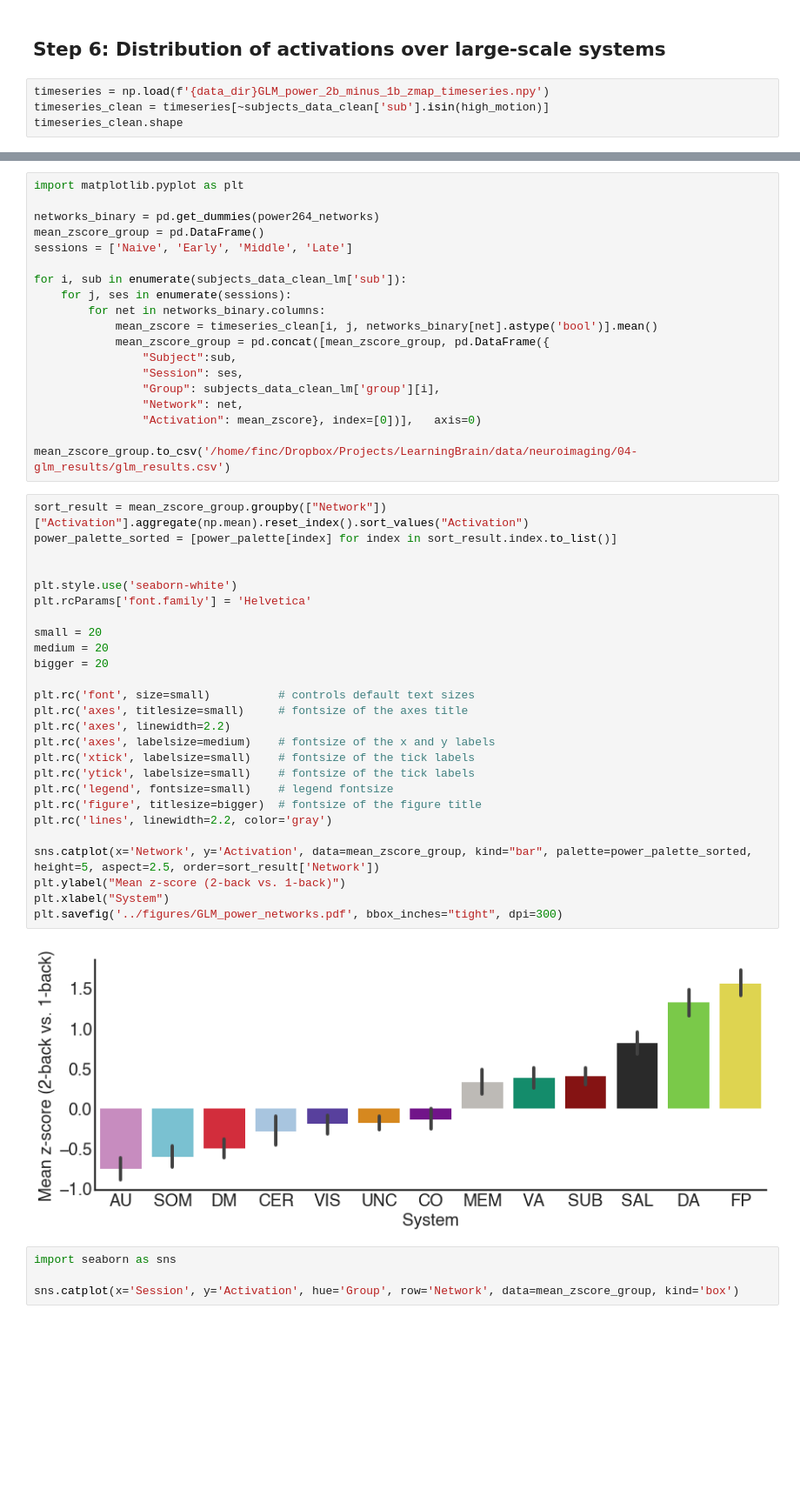
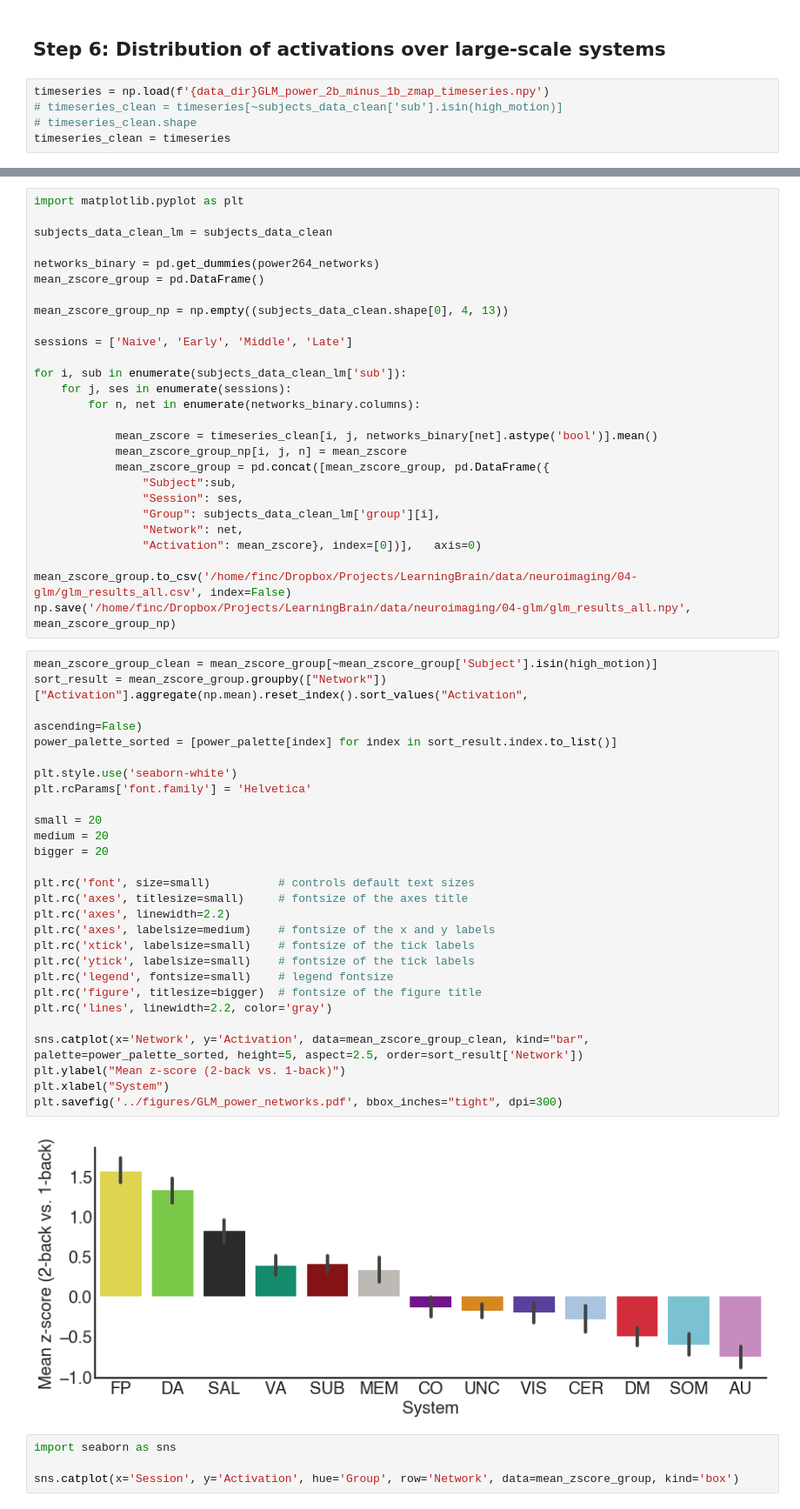
Before and after one commit to kfinc/wm-training-modularity, a Jupyter notebook: 05-glm_analysis/02-group_level_GLM_analysis.ipynb, the cells around one changed output, grey strips where cells are left out. Shown at 87% size. Cells and saved outputs as stored; diff of their text form; blank space fills up the shorter version.

```diff
--- a/05-glm_analysis/02-group_level_GLM_analysis.ipynb
+++ b/05-glm_analysis/02-group_level_GLM_analysis.ipynb
@@ -147,5 +149,6 @@ Step 6: Distribution of activations over large-scale systems
 ----------------------------------------------------
 # %%
 timeseries = np.load(f'{data_dir}GLM_power_2b_minus_1b_zmap_timeseries.npy')
-timeseries_clean = timeseries[~subjects_data_clean['sub'].isin(high_motion)]
-timeseries_clean.shape
+# timeseries_clean = timeseries[~subjects_data_clean['sub'].isin(high_motion)]
+# timeseries_clean.shape
+timeseries_clean = timeseries
@@ -154,14 +155,21 @@ timeseries_clean.shape
 # %%
 import matplotlib.pyplot as plt
 
+subjects_data_clean_lm = subjects_data_clean
+
 networks_binary = pd.get_dummies(power264_networks)
 mean_zscore_group = pd.DataFrame()
+
+mean_zscore_group_np = np.empty((subjects_data_clean.shape[0], 4, 13))
+
 sessions = ['Naive', 'Early', 'Middle', 'Late']
 
 for i, sub in enumerate(subjects_data_clean_lm['sub']):
     for j, ses in enumerate(sessions):
-        for net in networks_binary.columns:
+        for n, net in enumerate(networks_binary.columns):
+
             mean_zscore = timeseries_clean[i, j, networks_binary[net].astype('bool')].mean()
+            mean_zscore_group_np[i, j, n] = mean_zscore
             mean_zscore_group = pd.concat([mean_zscore_group, pd.DataFrame({
                 "Subject":sub,
                 "Session": ses,
@@ -169,35 +177,37 @@ for i, sub in enumerate(subjects_data_clean_lm['sub']):
                 "Network": net,
                 "Activation": mean_zscore}, index=[0])],   axis=0)
 
-mean_zscore_group.to_csv('/home/finc/Dropbox/Projects/LearningBrain/data/neuroimaging/04-glm_results/glm_results.csv')
+mean_zscore_group.to_csv('/home/finc/Dropbox/Projects/LearningBrain/data/neuroimaging/04-glm/glm_results_all.csv', index=False)
+np.save('/home/finc/Dropbox/Projects/LearningBrain/data/neuroimaging/04-glm/glm_results_all.npy', mean_zscore_group_np)
 # %%
-sort_result = mean_zscore_group.groupby(["Network"])["Activation"].aggregate(np.mean).reset_index().sort_values("Activation")
+mean_zscore_group_clean = mean_zscore_group[~mean_zscore_group['Subject'].isin(high_motion)]
+sort_result = mean_zscore_group.groupby(["Network"])["Activation"].aggregate(np.mean).reset_index().sort_values("Activation",
+                                                                                                                ascending=False)
 power_palette_sorted = [power_palette[index] for index in sort_result.index.to_list()]
-
 
 plt.style.use('seaborn-white')
 plt.rcParams['font.family'] = 'Helvetica'
 
 small = 20
 medium = 20
 bigger = 20
 
 plt.rc('font', size=small)          # controls default text sizes
 plt.rc('axes', titlesize=small)     # fontsize of the axes title
 plt.rc('axes', linewidth=2.2)
 plt.rc('axes', labelsize=medium)    # fontsize of the x and y labels
 plt.rc('xtick', labelsize=small)    # fontsize of the tick labels
 plt.rc('ytick', labelsize=small)    # fontsize of the tick labels
 plt.rc('legend', fontsize=small)    # legend fontsize
 plt.rc('figure', titlesize=bigger)  # fontsize of the figure title
 plt.rc('lines', linewidth=2.2, color='gray')
 
-sns.catplot(x='Network', y='Activation', data=mean_zscore_group, kind="bar", palette=power_palette_sorted, height=5, aspect=2.5, order=sort_result['Network'])
+sns.catplot(x='Network', y='Activation', data=mean_zscore_group_clean, kind="bar", palette=power_palette_sorted, height=5, aspect=2.5, order=sort_result['Network'])
 plt.ylabel("Mean z-score (2-back vs. 1-back)")
 plt.xlabel("System")
 plt.savefig('../figures/GLM_power_networks.pdf', bbox_inches="tight", dpi=300)
 # %% [output]
-[figure, old version]
+[figure, new version]
 # %%
 import seaborn as sns
 
```
Also changed, not shown: parts of 3 cells of this notebook.
